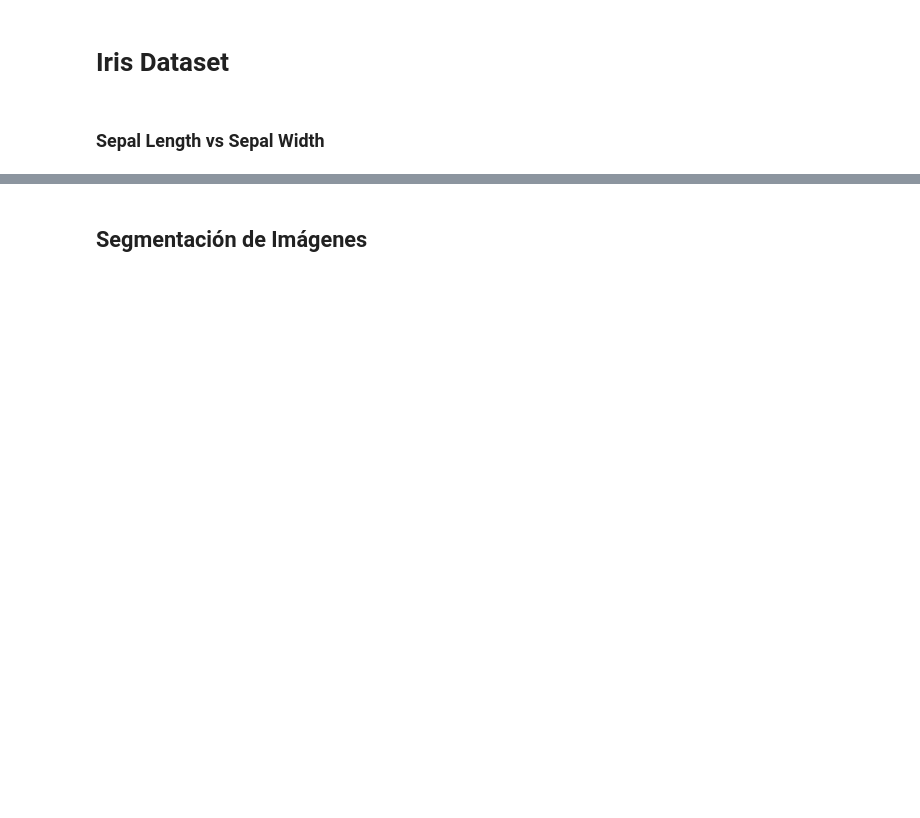
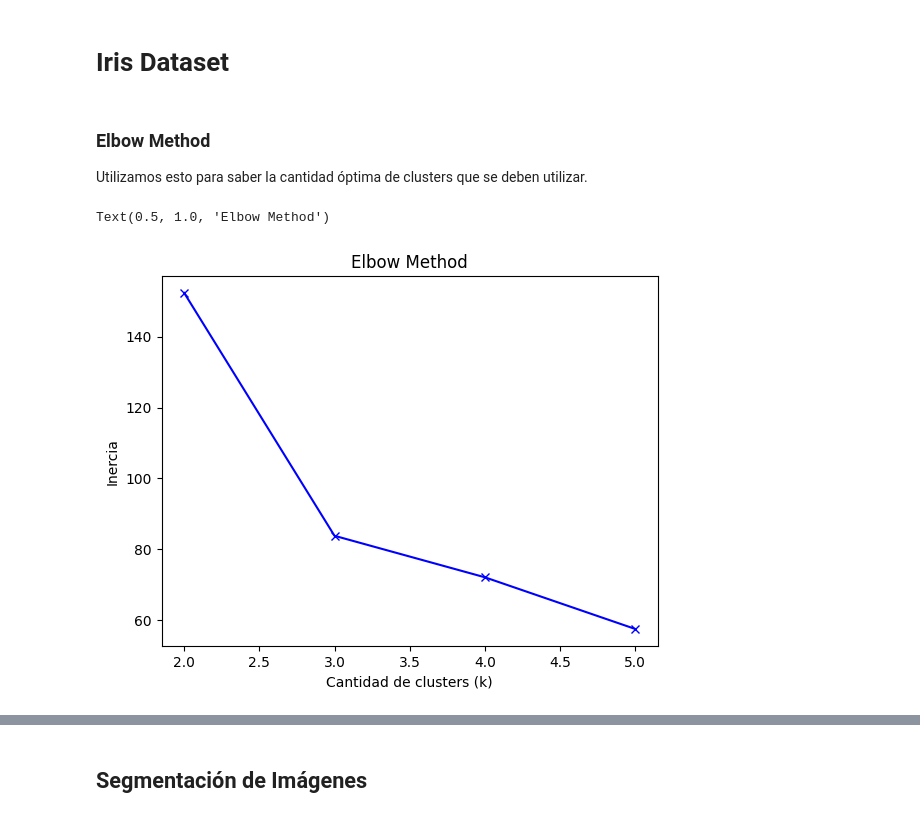
Before and after one commit to aaeilrv/CI5438-Proyecto3, a Jupyter notebook: tests.ipynb, the cells around one changed output, grey strips where cells are left out. Drawn from its saved outputs; the diff is of its cells as text; code cells hidden in the pictures; blank space fills up the shorter version.

```diff
--- a/tests.ipynb
+++ b/tests.ipynb
@@ -7,5 +9,34 @@ import matplotlib.pyplot as plt
 
 df = pd.read_csv('./iris.csv')
-# %% [markdown]
-### Sepal Length vs Sepal Width
+# %%
+# See the differences of petal length of each species
+col = ['sepal_length', 'sepal_width', 'petal_length', 'petal_width']
+
+for i in col:
+    df_copy = df.groupby('species')[i].sum().to_frame().reset_index()
+    plt.bar(df_copy['species'], df_copy[i], color= ['red', 'orange', 'blue'])
+    plt.ylabel(i)
+    #plt.savefig(i + '.png')
+# %% [markdown]
+### Elbow Method
+Utilizamos esto para saber la cantidad óptima de clusters que se deben utilizar.
+# %%
+
+df_copy = df.copy()
+df_copy.drop(['species'], axis=1, inplace=True)
+
+k = [2, 3, 4, 5]
+valores_de_inercia = []
+for i in k:
+    kmeans_iris = km.Kmeans(df_copy, i, 0.001)
+    clusters_iris = kmeans_iris.clustering(1000)
+    valores_de_inercia.append(kmeans_iris.get_inertia(clusters_iris))
+
+plt.plot(k, valores_de_inercia, 'bx-')
+plt.xlabel('Cantidad de clusters (k)')
+plt.ylabel('Inercia')
+plt.title('Elbow Method')
+# %% [output]
+Text(0.5, 1.0, 'Elbow Method')
+[figure, added]
 # %%
```
Also changed, not shown: parts of 7 cells of this notebook, 38 other files.
